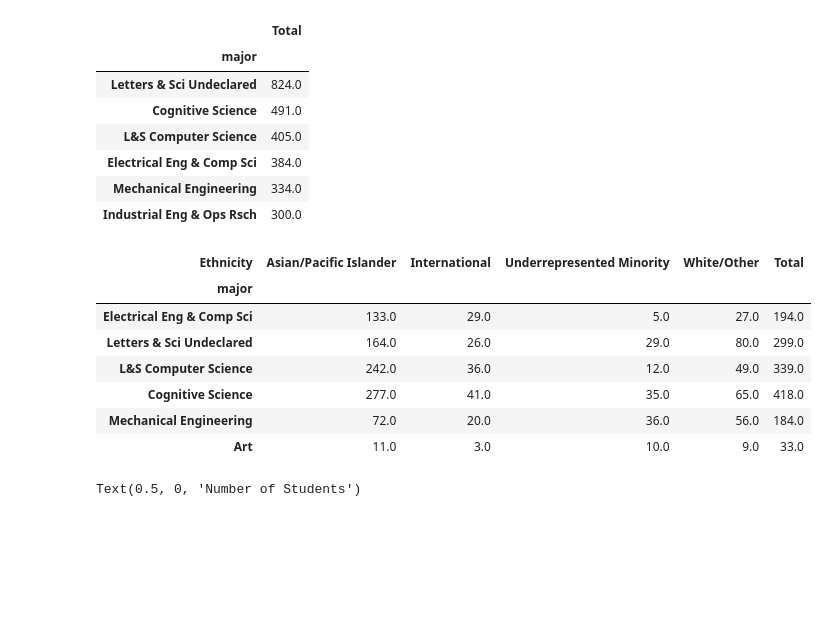
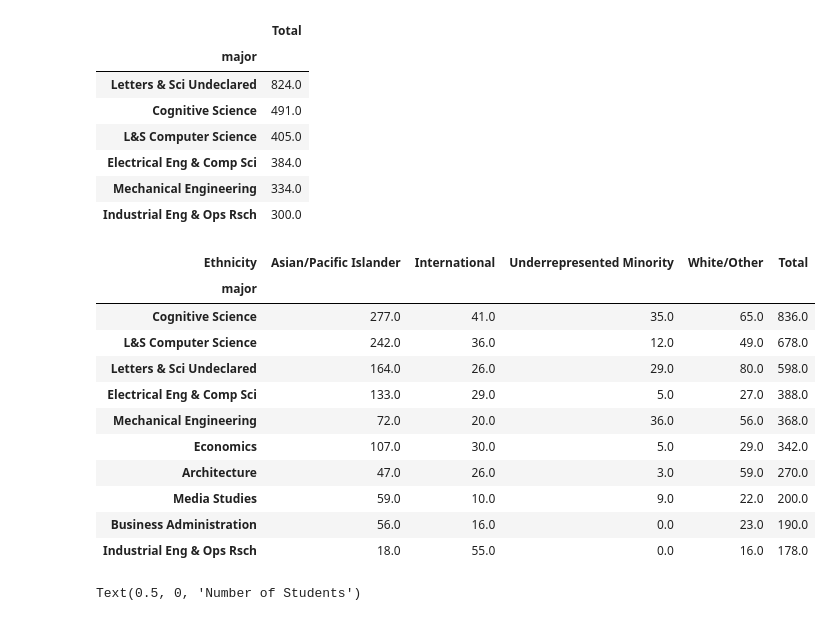
Before and after one commit to PaulDTP/Berkeley_Jacobs, a Jupyter notebook: visuals.ipynb, the cells around one changed output. Cells and saved outputs as stored; diff of their text form; code cells hidden in the pictures; blank space fills up the shorter version.

```diff
--- a/visuals.ipynb
+++ b/visuals.ipynb
@@ -130,23 +131,27 @@ test.sort_values(by='Total',ascending=False).head(6)
 | Mechanical Engineering | 334.0 |
 | Industrial Eng & Ops Rsch | 300.0 |
 # %%
-index = ['Electrical Eng & Comp Sci', 'Letters & Sci Undeclared', 'L&S Computer Science', 'Cognitive Science', 'Mechanical Engineering', 'Art']
+#index = ['Electrical Eng & Comp Sci', 'Letters & Sci Undeclared', 'L&S Computer Science', 'Cognitive Science', 'Mechanical Engineering', 'Art']
 graphing = first_courses.groupby(['major','Ethnicity']).count().unstack()['ppsk'].fillna(0)
-graphing = graphing[graphing.index.isin(index)].reindex(index)
+#graphing = graphing[graphing.index.isin(index)].reindex(index)
 graphing.drop('Unknown',axis=1,inplace=True)
 # %%
 graphing['Total'] = graphing.sum(axis=1)
-# %%
-graphing
-# %% [output]
-| Ethnicity | Asian/Pacific Islander | International | Underrepresented Minority | White/Other | Total |
-| major |  |  |  |  |  |
-| Electrical Eng & Comp Sci | 133.0 | 29.0 | 5.0 | 27.0 | 194.0 |
-| Letters & Sci Undeclared | 164.0 | 26.0 | 29.0 | 80.0 | 299.0 |
-| L&S Computer Science | 242.0 | 36.0 | 12.0 | 49.0 | 339.0 |
-| Cognitive Science | 277.0 | 41.0 | 35.0 | 65.0 | 418.0 |
-| Mechanical Engineering | 72.0 | 20.0 | 36.0 | 56.0 | 184.0 |
-| Art | 11.0 | 3.0 | 10.0 | 9.0 | 33.0 |
+# %%
+graphing.sort_values(by='Total', ascending = False).head(10)
+# %% [output]
+| Ethnicity | Asian/Pacific Islander | International | Underrepresented Minority | White/Other | Total |
+| major |  |  |  |  |  |
+| Cognitive Science | 277.0 | 41.0 | 35.0 | 65.0 | 836.0 |
+| L&S Computer Science | 242.0 | 36.0 | 12.0 | 49.0 | 678.0 |
+| Letters & Sci Undeclared | 164.0 | 26.0 | 29.0 | 80.0 | 598.0 |
+| Electrical Eng & Comp Sci | 133.0 | 29.0 | 5.0 | 27.0 | 388.0 |
+| Mechanical Engineering | 72.0 | 20.0 | 36.0 | 56.0 | 368.0 |
+| Economics | 107.0 | 30.0 | 5.0 | 29.0 | 342.0 |
+| Architecture | 47.0 | 26.0 | 3.0 | 59.0 | 270.0 |
+| Media Studies | 59.0 | 10.0 | 9.0 | 22.0 | 200.0 |
+| Business Administration | 56.0 | 16.0 | 0.0 | 23.0 | 190.0 |
+| Industrial Eng & Ops Rsch | 18.0 | 55.0 | 0.0 | 16.0 | 178.0 |
 # %%
 graphing = graphing.sort_values(by='Total', ascending = False).drop('Total',axis=1)
 # %%
```
Also changed, not shown: parts of 1 cell of this notebook, 2 other files.
